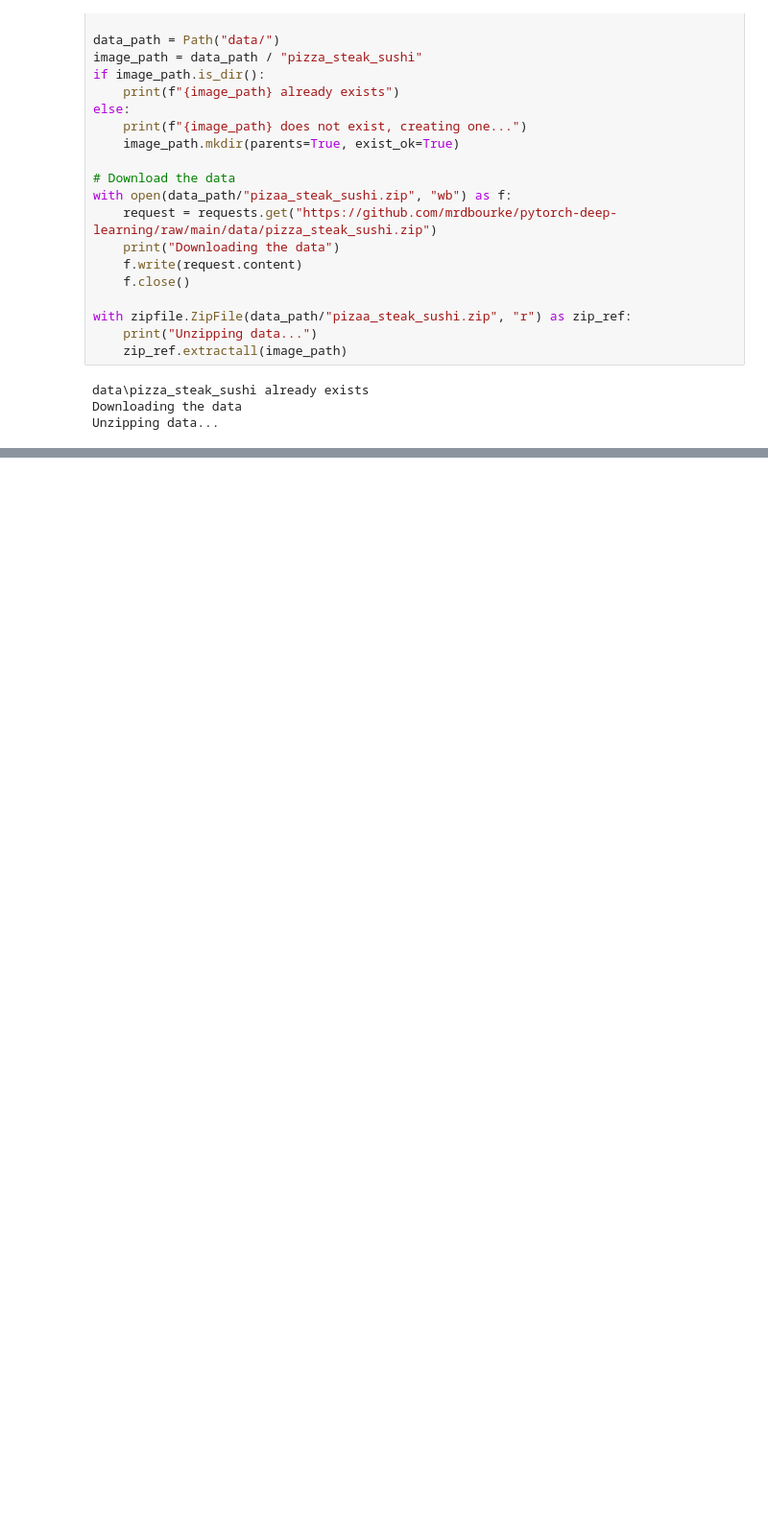
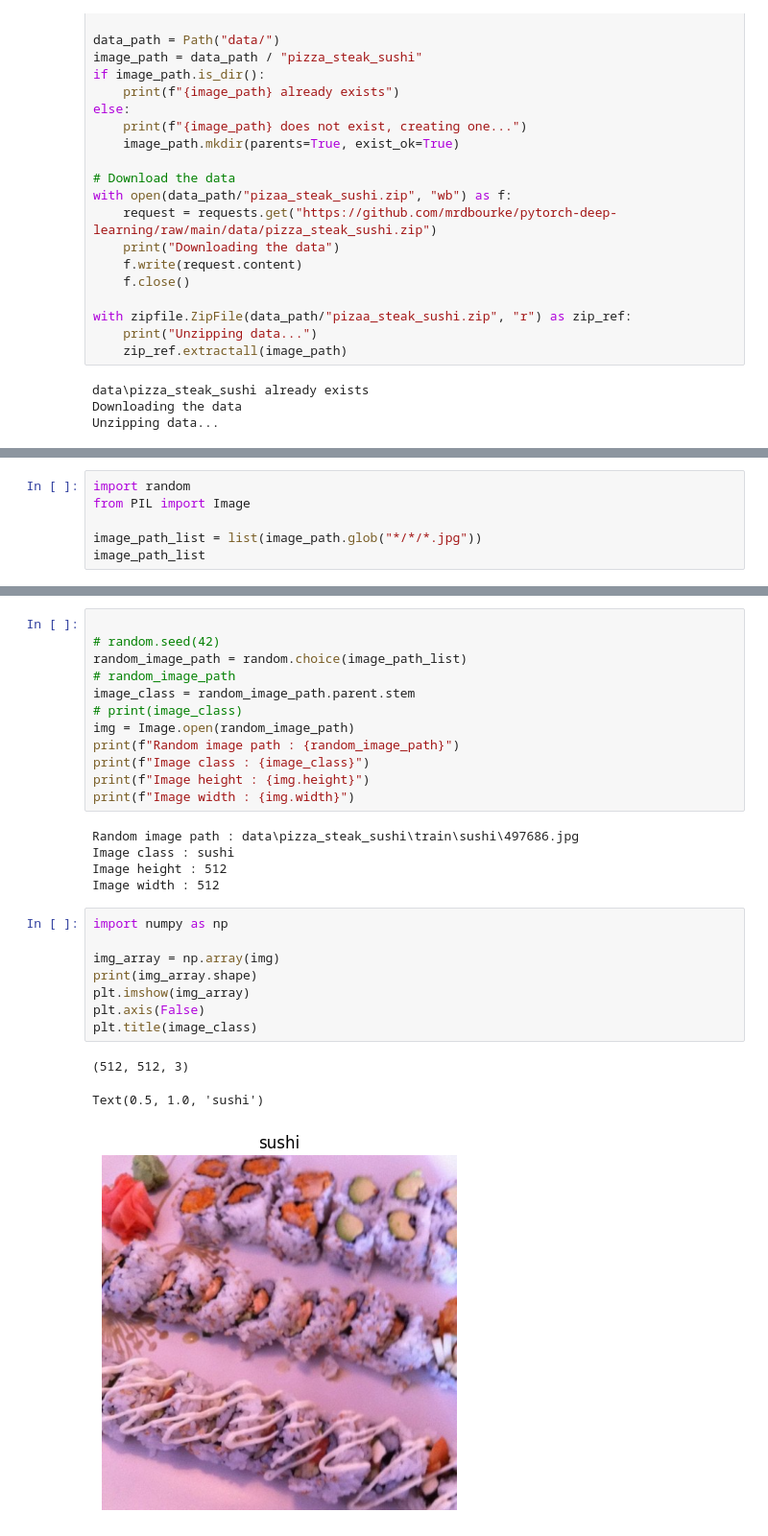
Before and after one commit to AkifPinarci/PyTorch, a Jupyter notebook: PyTorch Custom Datasets/main.ipynb, the cells around one changed output, grey strips where cells are left out. Shown at 96% size. Drawn from its saved outputs; the diff is of its cells as text; blank space fills up the shorter version.

Commit message:
Random image visualization

```diff
--- a/PyTorch Custom Datasets/main.ipynb
+++ b/PyTorch Custom Datasets/main.ipynb
@@ -50,0 +77,6 @@ Unzipping data...
+# %%
+import random
+from PIL import Image
+
+image_path_list = list(image_path.glob("*/*/*.jpg"))
+image_path_list
@@ -50,0 +101,29 @@ Unzipping data...
+# %%
+
+# random.seed(42)
+random_image_path = random.choice(image_path_list)
+# random_image_path
+image_class = random_image_path.parent.stem
+# print(image_class)
+img = Image.open(random_image_path)
+print(f"Random image path : {random_image_path}")
+print(f"Image class : {image_class}")
+print(f"Image height : {img.height}")
+print(f"Image width : {img.width}")
+# %% [output]
+Random image path : data\pizza_steak_sushi\train\sushi\497686.jpg
+Image class : sushi
+Image height : 512
+Image width : 512
+# %%
+import numpy as np
+
+img_array = np.array(img)
+print(img_array.shape)
+plt.imshow(img_array)
+plt.axis(False)
+plt.title(image_class)
+# %% [output]
+(512, 512, 3)
+Text(0.5, 1.0, 'sushi')
+[figure, added]
```
Also changed, not shown: parts of 5 cells of this notebook.
